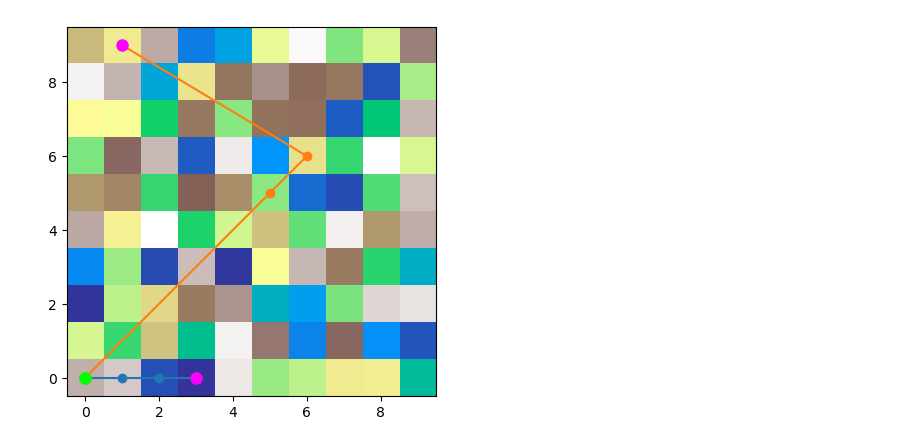
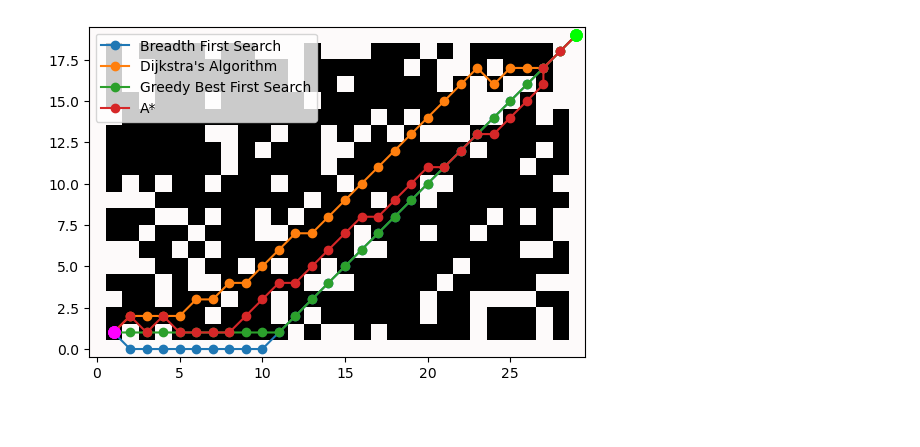
Before and after one commit to potatopplking/pathfinding_demo, a Jupyter notebook: python/pathfinding_demo.ipynb, the cells around one changed output. Drawn from its saved outputs; the diff is of its cells as text; code cells hidden in the pictures; blank space fills up the shorter version.

```diff
--- a/python/pathfinding_demo.ipynb
+++ b/python/pathfinding_demo.ipynb
@@ -91,10 +193,11 @@ class Visualizer:
     def DrawMap(self, m: Map):
         M, N = m.array.shape
         _, ax = plt.subplots()
-        ax.imshow(m.array, cmap='terrain', origin='lower', interpolation='none')
+        ax.imshow(m.array, cmap='gist_earth', origin='lower', interpolation='none')
         self._axes = ax
 
     def DrawPath(self, path: Path, label: str = "Path"):
+
         """
         Draw path on a map. Note that DrawMap has to be called first
         """
@@ -105,6 +208,21 @@ class Visualizer:
         self._axes.plot(xs, ys, 'o-', color=color, label=label)
         self._axes.plot(xs[0],  ys[0],  'o', color='lime',  markersize=8)  # starting point
         self._axes.plot(xs[-1], ys[-1], 'o', color='magenta', markersize=8)  # end point
+        self._axes.legend()
+
+
+#
+# Utilities and helper classes
+#
+
+@dataclass(order=True)
+class PrioritizedItem:
+    """
+    Helper class for wrapping items in the PriorityQueue,
+    so that it can compare items with priority
+    """
+    item: Any = field(compare=False)
+    priority: float
 # %%
 #
 # Method: depth-first search
@@ -149,26 +451,30 @@ class BFS:
 # %%
-# Define the map and start/stop points
-m = Map(10, 10)
-m.Randomize()
-starting_point: Point2D = (0,0)
-end_point: Point2D = (9,9)
+ # Define the map and start/stop points
+m = Map(30,20)
+#m.Randomize()
+m.CreateMaze()
+starting_point: Point2D = Point2D((29,19))
+end_point: Point2D = Point2D((1,1))
 
-#
-# Calculate paths using various methods and visualize them
-#
-
-path_finder_classes: list[PathFinder] = {
-    DFS, BFS
-}
+path_finder_classes: list[type[PathFinderBase]] = [
+    BFS,
+    DijkstraAlgorithm,
+    GBFS,
+    A_star,
+]
 
 v = Visualizer()
 v.DrawMap(m)
 
-for pt in path_finder_classes:
-    path_finder = pt()
+for pfc in path_finder_classes:
+    path_finder = pfc()
     path_finder.SetMap(m)
     path = path_finder.CalculatePath(starting_point, end_point)
     elapsed_time, visited_nodes = path_finder.GetStats()
-    print(f"{path_finder.name:22}: took {elapsed_time} ns, visited {visited_nodes} nodes")
-    v.DrawPath(path)
+    if path is not None:
+        cost = m.GetPathCost(path)
+        print(f"{path_finder.name:24}: took {elapsed_time/1e6:.3f} ms, visited {visited_nodes} nodes, cost {cost:.2f}")
+        v.DrawPath(path, label=path_finder.name)
+    else:
+        print(f"{path_finder.name}: No path found")
 # %% [output]
@@ -177 +485 @@ Depth First Search    : took 150.0 ns, visited 42 nodes
-[figure, old version]
+[figure, new version]
```
Also changed, not shown: parts of 5 cells of this notebook.
